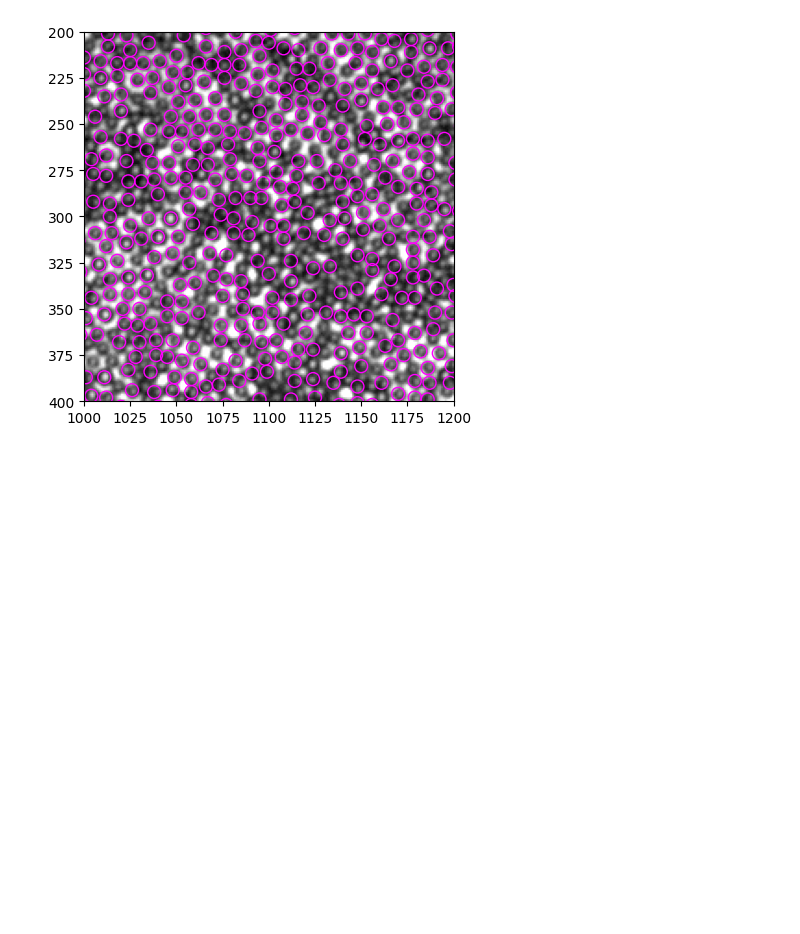
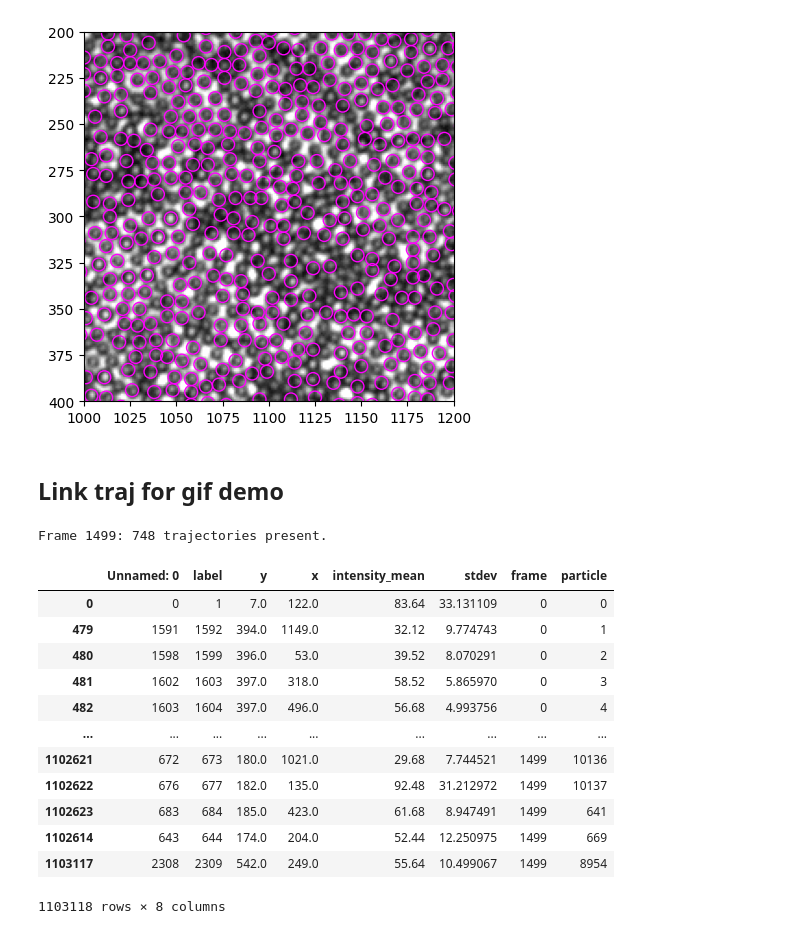
Before and after one commit to ZLoverty/bwtrack, a Jupyter notebook: docs/source/example.ipynb, the cells around one changed output. Saved outputs shown, nothing was run; the diff lists cells and outputs as text; code cells hidden in the pictures; blank space fills up the shorter version.

```diff
--- a/docs/source/example.ipynb
+++ b/docs/source/example.ipynb
@@ -13,3 +13,5 @@ show_result(img, particles, ROI=[1000, 1200, 400, 200])
 # %% [output]
 (<Figure size 640x480 with 1 Axes>, <AxesSubplot: >)
 [figure]
+# %% [markdown]
+## Link traj for gif demo
@@ -15,0 +29,20 @@ show_result(img, particles, ROI=[1000, 1200, 400, 200])
+# %%
+t1 = tp.link(black, 5, memory=5)
+# %% [output]
+Frame 1499: 748 trajectories present.
+# %%
+t1
+# %% [output]
+|  | Unnamed: 0 | label | y | x | intensity_mean | stdev | frame | particle |
+| 0 | 0 | 1 | 7.0 | 122.0 | 83.64 | 33.131109 | 0 | 0 |
+| 479 | 1591 | 1592 | 394.0 | 1149.0 | 32.12 | 9.774743 | 0 | 1 |
+| 480 | 1598 | 1599 | 396.0 | 53.0 | 39.52 | 8.070291 | 0 | 2 |
+| 481 | 1602 | 1603 | 397.0 | 318.0 | 58.52 | 5.865970 | 0 | 3 |
+| 482 | 1603 | 1604 | 397.0 | 496.0 | 56.68 | 4.993756 | 0 | 4 |
+| ... | ... | ... | ... | ... | ... | ... | ... | ... |
+| 1102621 | 672 | 673 | 180.0 | 1021.0 | 29.68 | 7.744521 | 1499 | 10136 |
+| 1102622 | 676 | 677 | 182.0 | 135.0 | 92.48 | 31.212972 | 1499 | 10137 |
+| 1102623 | 683 | 684 | 185.0 | 423.0 | 61.68 | 8.947491 | 1499 | 641 |
+| 1102614 | 643 | 644 | 174.0 | 204.0 | 52.44 | 12.250975 | 1499 | 669 |
+| 1103117 | 2308 | 2309 | 542.0 | 249.0 | 55.64 | 10.499067 | 1499 | 8954 |
+1103118 rows × 8 columns
```
Also changed, not shown: parts of 13 cells of this notebook, 1 other file.
